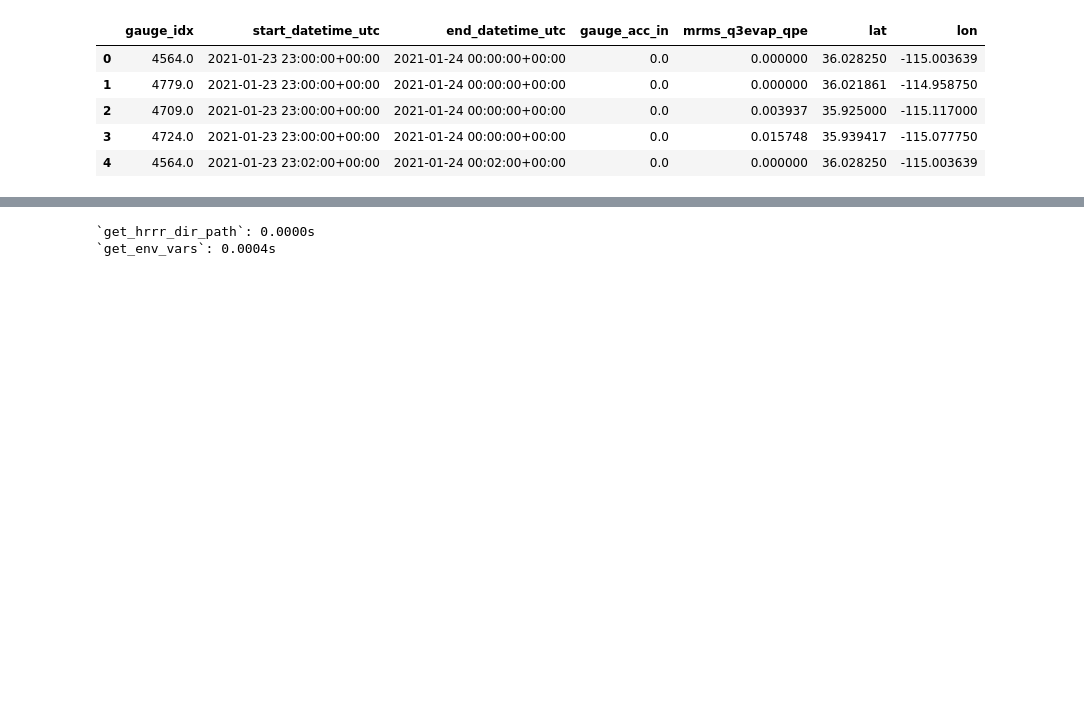
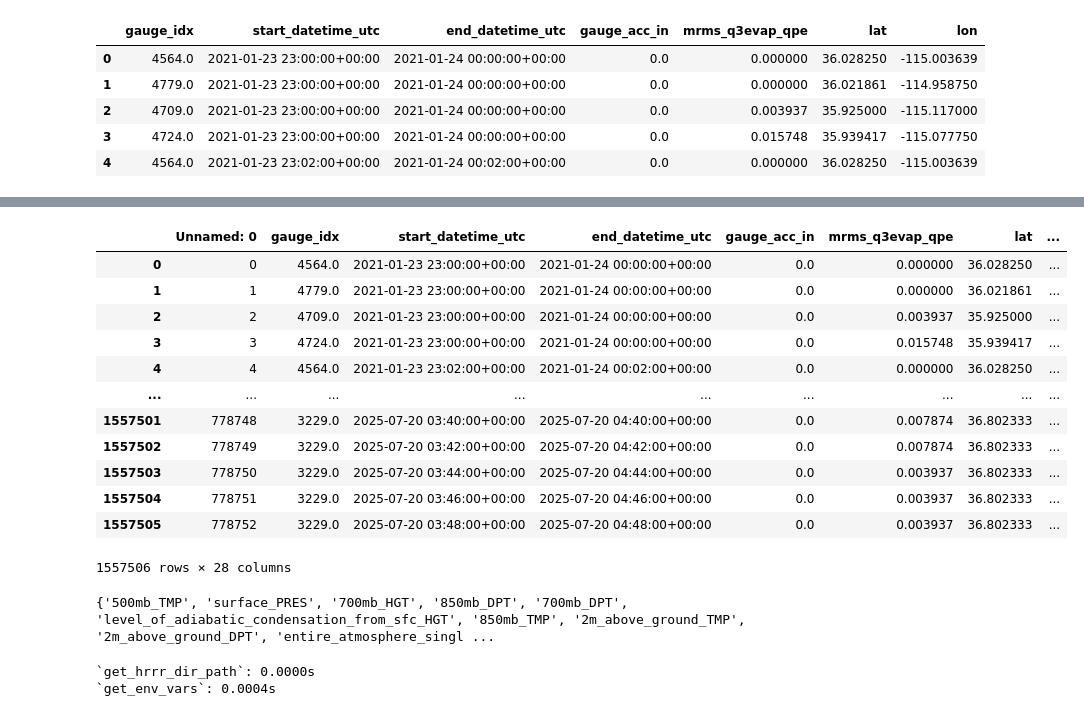
Before and after one commit to leharris3/piml-qpe, a Jupyter notebook: zarr.ipynb, the cells around one changed output, grey strips where cells are left out. Saved outputs shown, nothing was run; the diff lists cells and outputs as text; code cells hidden in the pictures; blank space fills up the shorter version.

Commit message:
hrrr derived env params

```diff
--- a/zarr.ipynb
+++ b/zarr.ipynb
@@ -63,0 +69,6 @@ df.head()
+# %%
+import pandas as pd
+
+
+df = pd.read_csv("data/2021-01-01_2025-07-25_hrrr_env.csv")
+df.head()
@@ -63,0 +83,19 @@ df.head()
+# %%
+import metpy
+import metpy.calc as mpcalc
+
+import numpy as np
+from metpy.calc import equivalent_potential_temperature, mixing_ratio
+from metpy.units import units
+
+
+# surface theta e (equivalent potential temperature)
+# * https://unidata.github.io/MetPy/latest/api/generated/metpy.calc.equivalent_potential_temperature.html
+
+# f(pres., temp., dewpoint) -> theta e
+# * https://mesowest.utah.edu/html/hrrr/zarr_documentation/html/zarr_variables.html
+surface_pressure = np.array(df["surface_PRES"])        * units.Pa
+surface_temp     = np.array(df["2m_above_ground_TMP"]) * units.K
+surface_dewpoint = np.array(df["2m_above_ground_DPT"]) * units.K
+
+df["surface_theta_e"] = equivalent_potential_temperature(surface_pressure, surface_temp, surface_dewpoint)
@@ -63,0 +223,16 @@ df.head()
+# %%
+df
+# %% [output]
+|  | Unnamed: 0 | gauge_idx | start_datetime_utc | end_datetime_utc | gauge_acc_in | mrms_q3evap_qpe | lat | ... |
+| 0 | 0 | 4564.0 | 2021-01-23 23:00:00+00:00 | 2021-01-24 00:00:00+00:00 | 0.0 | 0.000000 | 36.028250 | ... |
+| 1 | 1 | 4779.0 | 2021-01-23 23:00:00+00:00 | 2021-01-24 00:00:00+00:00 | 0.0 | 0.000000 | 36.021861 | ... |
+| 2 | 2 | 4709.0 | 2021-01-23 23:00:00+00:00 | 2021-01-24 00:00:00+00:00 | 0.0 | 0.003937 | 35.925000 | ... |
+| 3 | 3 | 4724.0 | 2021-01-23 23:00:00+00:00 | 2021-01-24 00:00:00+00:00 | 0.0 | 0.015748 | 35.939417 | ... |
+| 4 | 4 | 4564.0 | 2021-01-23 23:02:00+00:00 | 2021-01-24 00:02:00+00:00 | 0.0 | 0.000000 | 36.028250 | ... |
+| ... | ... | ... | ... | ... | ... | ... | ... | ... |
+| 1557501 | 778748 | 3229.0 | 2025-07-20 03:40:00+00:00 | 2025-07-20 04:40:00+00:00 | 0.0 | 0.007874 | 36.802333 | ... |
+| 1557502 | 778749 | 3229.0 | 2025-07-20 03:42:00+00:00 | 2025-07-20 04:42:00+00:00 | 0.0 | 0.007874 | 36.802333 | ... |
+| 1557503 | 778750 | 3229.0 | 2025-07-20 03:44:00+00:00 | 2025-07-20 04:44:00+00:00 | 0.0 | 0.003937 | 36.802333 | ... |
+| 1557504 | 778751 | 3229.0 | 2025-07-20 03:46:00+00:00 | 2025-07-20 04:46:00+00:00 | 0.0 | 0.003937 | 36.802333 | ... |
+| 1557505 | 778752 | 3229.0 | 2025-07-20 03:48:00+00:00 | 2025-07-20 04:48:00+00:00 | 0.0 | 0.003937 | 36.802333 | ... |
+1557506 rows × 28 columns
@@ -63,0 +272,4 @@ df.head()
+# %%
+print(all_keys)
+# %% [output]
+{'500mb_TMP', 'surface_PRES', '700mb_HGT', '850mb_DPT', '700mb_DPT', 'level_of_adiabatic_condensation_from_sfc_HGT', '850mb_TMP', '2m_above_ground_TMP', '2m_above_ground_DPT', 'entire_atmosphere_singl ...
```
Also changed, not shown: parts of 10 cells of this notebook, 3 other files.
